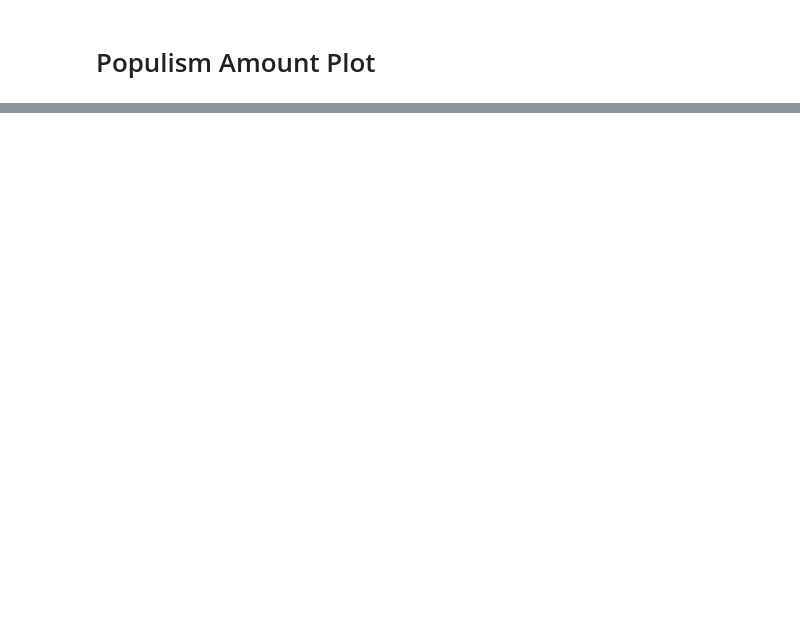
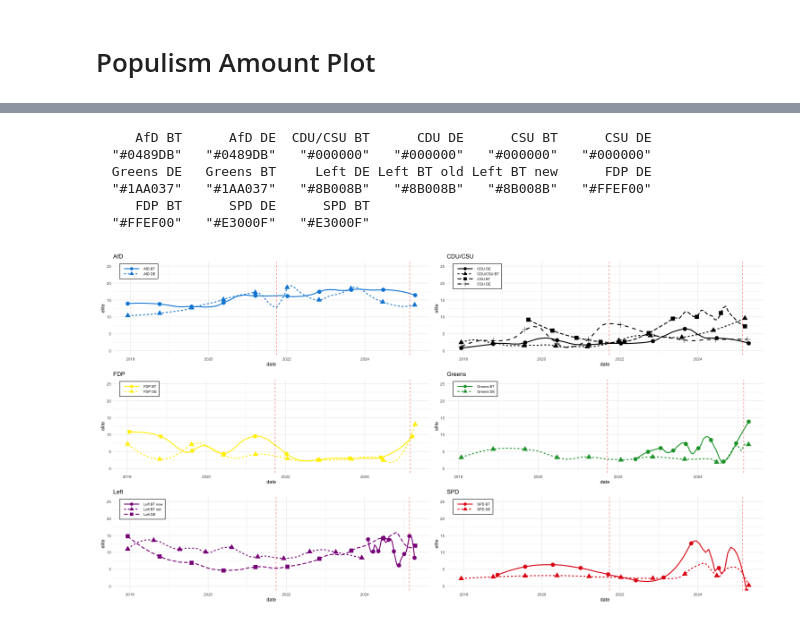
Before and after one commit to luerhard/anti-elitism-gets-views, a Jupyter notebook: pipeline/05-basic_descriptives.ipynb, the cells around one changed output, grey strips where cells are left out. Cells and saved outputs as stored; diff of their text form; code cells hidden in the pictures; blank space fills up the shorter version.

```diff
--- a/pipeline/05-basic_descriptives.ipynb
+++ b/pipeline/05-basic_descriptives.ipynb
@@ -278,0 +271,73 @@ plot
+# %%
+%%R
+cmap
+# %% [output]
+     AfD BT      AfD DE  CDU/CSU BT      CDU DE      CSU BT      CSU DE
+  "#0489DB"   "#0489DB"   "#000000"   "#000000"   "#000000"   "#000000"
+  Greens DE   Greens BT     Left DE Left BT old Left BT new      FDP DE
+  "#1AA037"   "#1AA037"   "#8B008B"   "#8B008B"   "#8B008B"   "#FFEF00"
+     FDP BT      SPD DE      SPD BT
+  "#FFEF00"   "#E3000F"   "#E3000F"
+# %%
+%%R -i df -w 1500 -h 800
+
+df_plot <- df |>
+   mutate(
+      elite = (n_elite / n_sents * 100) + 1,
+      pplcentr = (n_pplcentr / n_sents * 100) + 1,
+      date = as.Date(video_datetime_upload)
+) |>
+group_by(party, channel, date) |>
+summarize(
+    elite = mean(elite, na.rm = T),
+    pplcentr = mean(pplcentr, na.rm = T),
+    .groups = "drop"
+)
+
+election_dates <- as.Date(c("2021-09-26", "2025-02-23"))
+parties <- unique(df_plot$party)
+plots <- list()
+
+y_min <- 0
+y_max <- 25
+
+# Add this after geom_smooth():
+stat_smooth_func <- function(mapping = NULL, data = NULL, geom = "point",
+                           position = "identity", ..., method = "loess",
+                           se = FALSE, n = 20, span = 0.3) {
+  layer(data = data, mapping = mapping, stat = StatSmooth, geom = geom,
+        position = position, show.legend = NA, inherit.aes = TRUE,
+        params = list(method = method, se = se, n = n, span = span, ...))
+}
+
+for(p in parties) {
+  party_data <- df_plot %>% filter(party == p)
+
+  plots[[p]] <- ggplot(party_data, aes(linetype = channel, x = date, y = elite)) +
+    geom_smooth(formula = y ~ x, method = "loess", se = FALSE, span = 0.3, color = pmap[[p]]) +
+    stat_smooth_func(aes(shape = channel), method = "loess", span = 0.3,
+                 color = pmap[[p]], size = 4, n = 10, formula = y ~ x) +
+    geom_vline(xintercept = election_dates, color = "red", linetype = "dashed", alpha = 0.7) +
+    coord_cartesian(ylim = c(y_min, y_max)) +
+    labs(title = p) +
+    theme_minimal() +
+    theme(
+      legend.position = c(0.02, 0.98),  # Top-left corner
+      legend.justification = c(0, 1),
+      legend.background = element_rect(fill = "white"),
+      legend.title = element_blank(),
+      legend.text = element_text(size = 8),
+      legend.key.size = unit(0.4, "cm"),
+      legend.key.width = unit(1.5, "cm")
+    ) +
+    guides(
+        shape = guide_legend(override.aes = list(size = 3)),
+    )
+}
+
+# Combine plots
+library(patchwork)
+combined_plot <- wrap_plots(plots, ncol = 2)
+combined_plot
+# %% [output]
+[figure, added]
```
Also changed, not shown: parts of 5 cells of this notebook, 1 other file.
